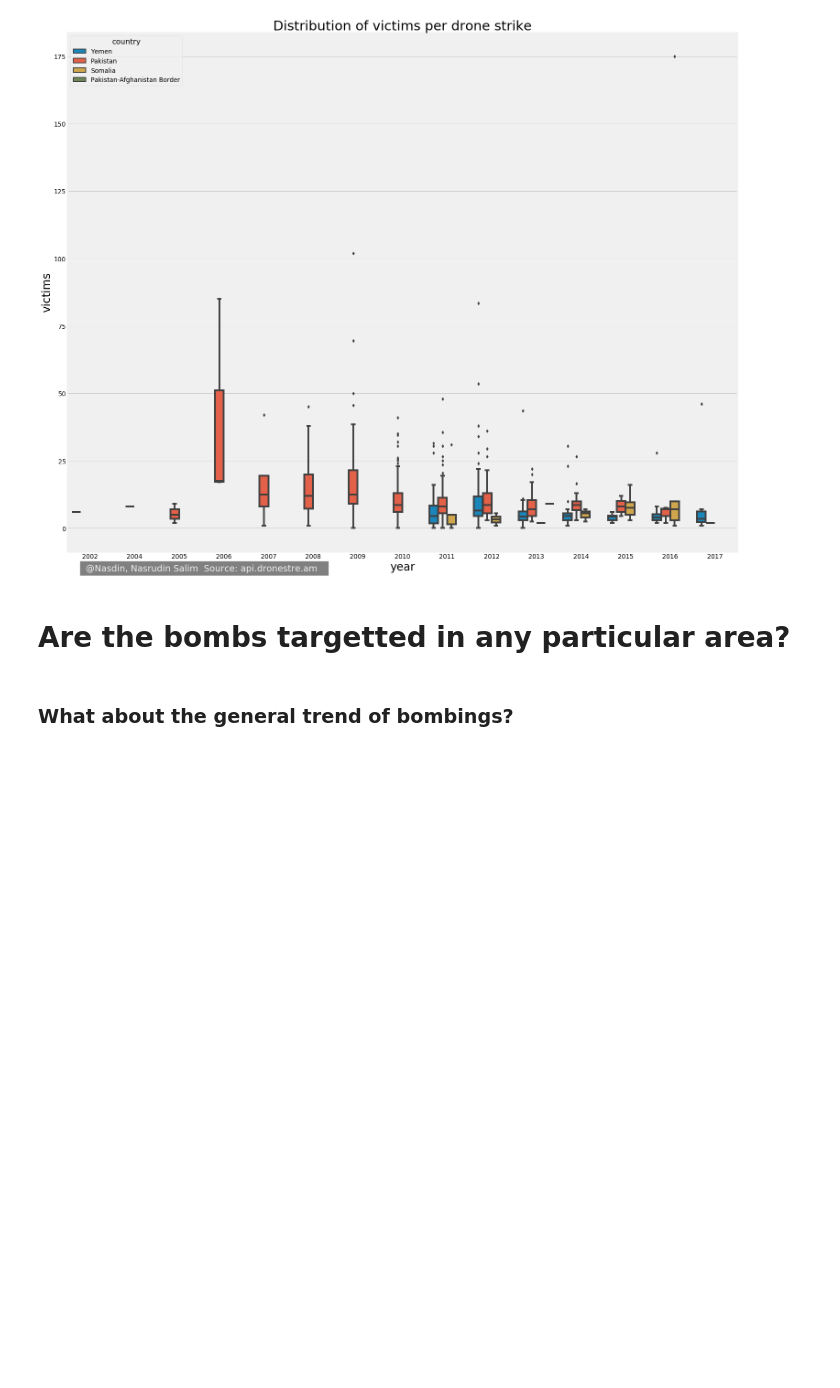
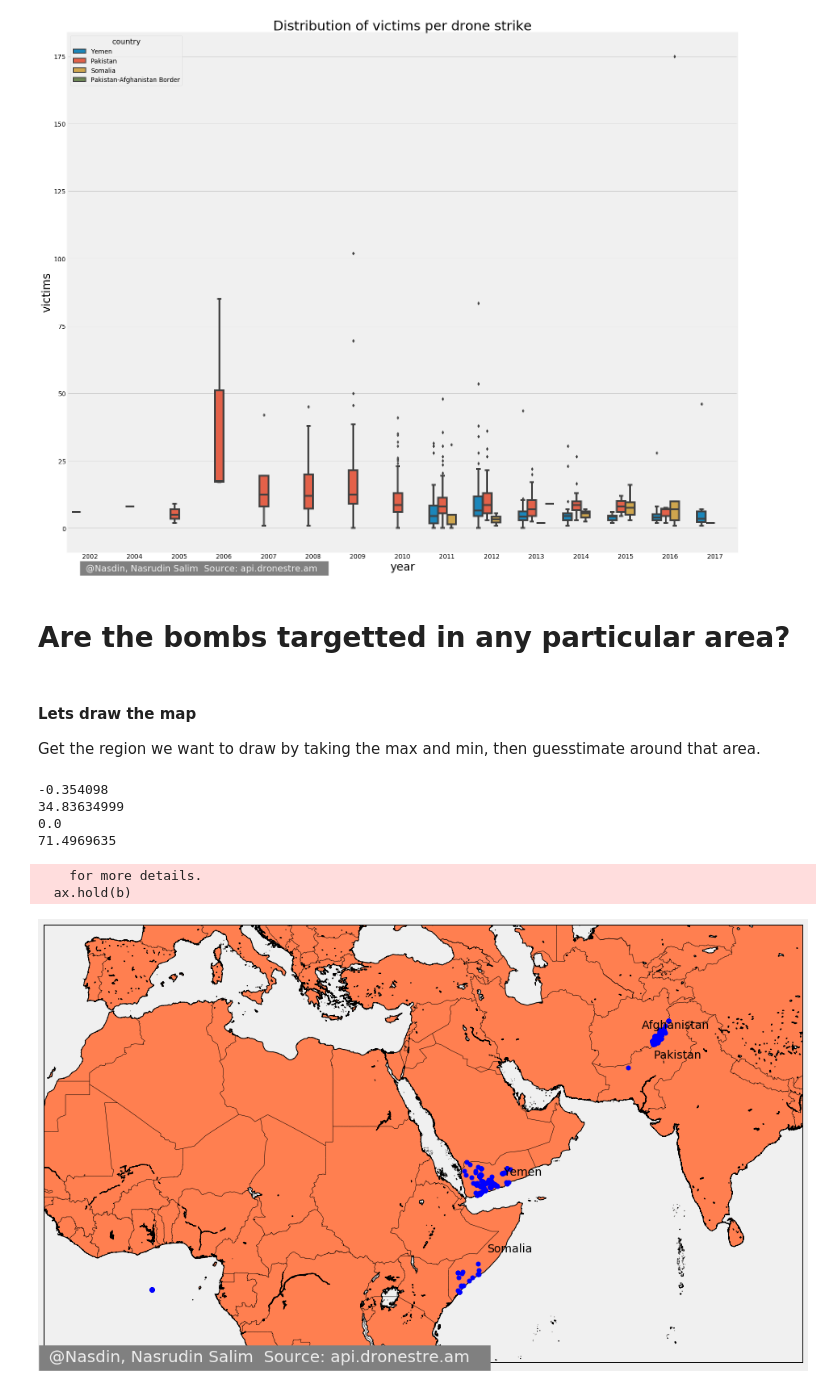
Before and after one commit to Nasdin/Drone-Strike-Visualization, a Jupyter notebook: Drone Strike Analysis.ipynb, the cells around one changed output. Cells and saved outputs as stored; diff of their text form; code cells hidden in the pictures; blank space fills up the shorter version.

```diff
--- a/Drone Strike Analysis.ipynb
+++ b/Drone Strike Analysis.ipynb
@@ -295,5 +294,3 @@ plt.show()
 [figure]
 # %% [markdown]
 # Are the bombs targetted in any particular area?
-# %% [markdown]
-### What about the general trend of bombings?
@@ -304,0 +297,54 @@ plt.scatter(years,amount,color='r')
+# %% [markdown]
+#### Lets draw the map
+
+Get the region we want to draw by taking the max and min, then guesstimate around that area.
+# %%
+print (df['lat'].min())
+print (df['lat'].max())
+print (df['lon'].min())
+print (df['lon'].max())
+# %% [output]
+-0.354098
+34.83634999
+0.0
+71.4969635
+# %%
+#Let's draw the map
+from mpl_toolkits.basemap import Basemap
+plt.figure(figsize=(15,15))
+map1 = Basemap(projection='merc', lat_0 = 20, lon_0 = 40,
+    resolution = 'h', area_thresh = 0.1,
+    llcrnrlon=-15, llcrnrlat=-10,
+    urcrnrlon=90, urcrnrlat=45)
+
+map1.drawcoastlines()
+map1.drawcountries()
+map1.fillcontinents(color = 'coral')
+map1.drawmapboundary()
+
+
+#Let's plot the points in the map
+lons = df['lon'].values
+lats = df['lat'].values
+x,y = map1(lons,lats)
+
+map1.plot(x,y,'bo',markersize=5)
+
+#Let's add some labels
+labels = {'Pakistan':map1(69.34,30.37),'Yemen':map1(48.51,15.55),
+          'Somalia':map1(46.196,5.15),'Afghanistan':map1(67.71,33.93)}
+for country,coordinates in labels.items():
+        plt.text(coordinates[0]+12000,coordinates[1]+5000,country)
+
+# The signature bar
+plt.text(x=0,y=10.00 , s=' @Nasdin, Nasrudin Salim  Source: api.dronestre.am   ',
+    color = '#f0f0f0', backgroundcolor = 'grey',fontsize=20)
+
+
+
+plt.savefig("bombspots.png")
+plt.show()
+# %% [output]
+    for more details.
+  ax.hold(b)
+[figure, added]
```
Also changed, not shown: parts of 5 cells of this notebook, 4 other files.
